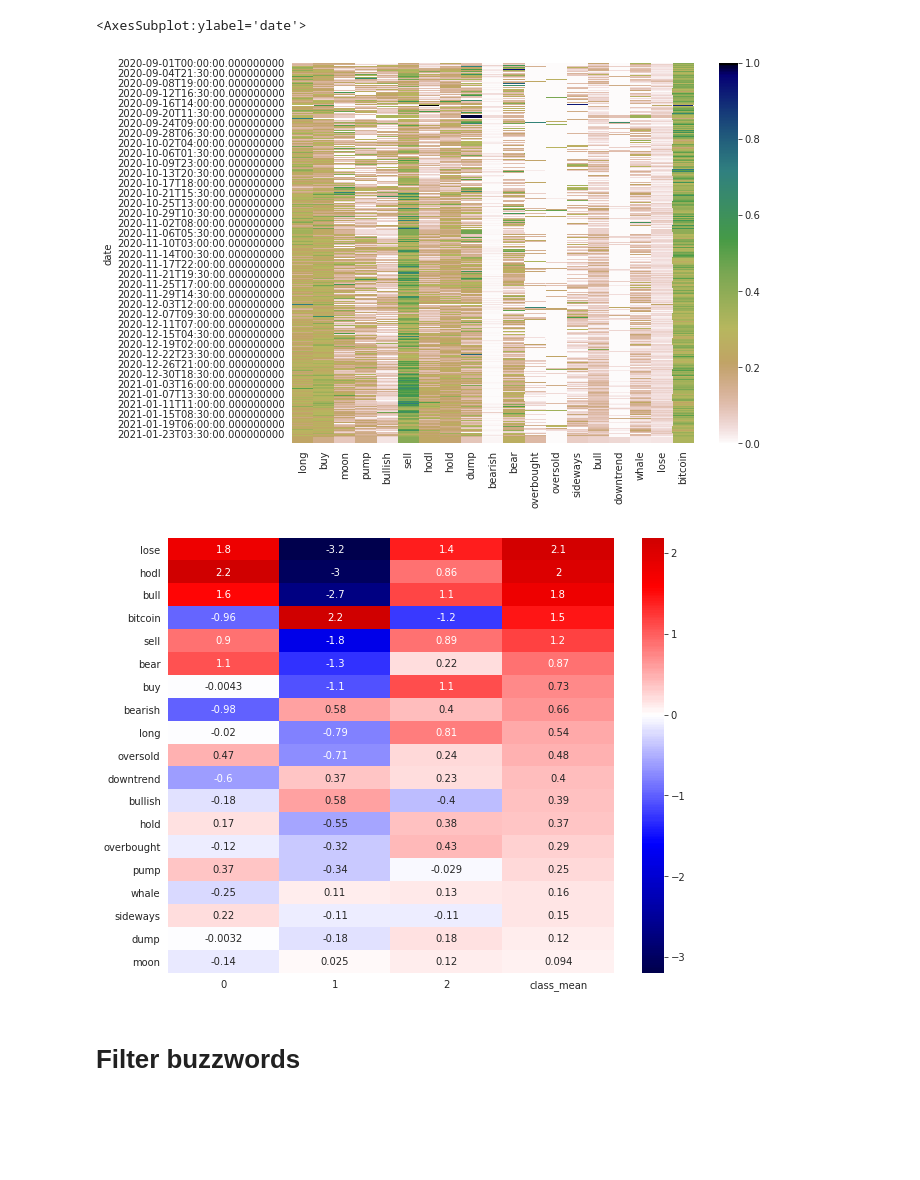
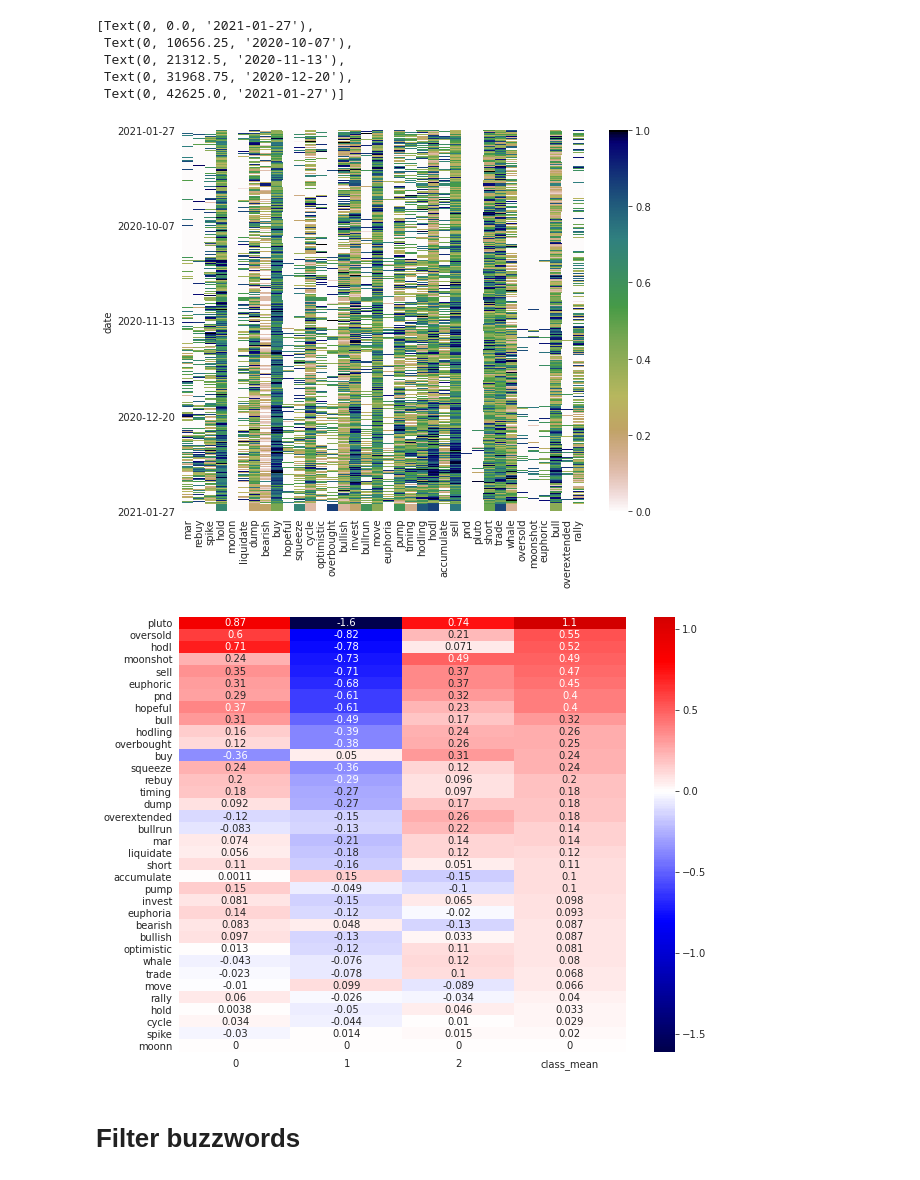
Before and after one commit to JustYeti32/reddit_btc, a Jupyter notebook: modeling/modeling.ipynb, the cells around one changed output. Cells and saved outputs as stored; diff of their text form; code cells hidden in the pictures; blank space fills up the shorter version.

```diff
--- a/modeling/modeling.ipynb
+++ b/modeling/modeling.ipynb
@@ -29,3 +28,5 @@ all_buzzwords = ["long", "buy", "moon", "pump", "bullish", "sell", "hodl", "hold
+# %%
+all_buzzwords = set(['short', 'sell', 'trade', 'invest', 'move', 'accumulate', 'moonn', 'pluto', 'mar', 'dump', 'rally', 'pnd', 'moonshot', 'spike', 'bearish', 'overbought', 'overextended', 'hopeful', 'optimistic', 'buy', 'liquidate', 'rebuy', 'hold', 'trade', 'hold', 'hodling', 'hodl', 'sell', 'buy', 'invest', 'liquidate', 'pump', 'whale', 'rally', 'pnd', 'bullish', 'overbought', 'oversold', 'euphoria', 'euphoric', 'bull', 'timing', 'squeeze', 'cycle', 'bullrun'])
 # %%
 try:
     all_tracked = pd.read_pickle("../data/cleantracked")
@@ -47,5 +43,5 @@ all_tracked_sma.sample(frac=0.1).plot(figsize=(18,5))
 # %%
-all_tracked_sma = all_tracked_sma.resample("5min").mean().dropna()
+all_tracked_sma = all_tracked_sma.resample("5min").median().dropna()
 all_tracked_sma.sample(frac=0.1).plot(figsize=(18,5))
 # %% [output]
 <AxesSubplot:xlabel='date'>
@@ -53,7 +49,7 @@ all_tracked_sma.sample(frac=0.1).plot(figsize=(18,5))
 # %%
 end_date = "2021-01-27 00:00:00"
 # %%
-all_data, label = combine_ts(ohlcv.data.label[:end_date], all_tracked_sma[:end_date])
-all_data.sample(frac=0.05).plot(figsize=(18,5))
+all_raw_data, label = combine_ts(ohlcv.data.label[:end_date], all_tracked_sma[:end_date])
+all_raw_data.sample(frac=0.05).plot(figsize=(18,5), legend=False)
 # %% [output]
 <AxesSubplot:xlabel='date'>
@@ -60,0 +57,3 @@ all_data.sample(frac=0.05).plot(figsize=(18,5))
+# %%
+mask = all_raw_data.apply(lambda x: abs(stats.zscore(x)) > 1.5)
+all_data = all_raw_data.mask(mask).interpolate().fillna(0)
@@ -63,13 +71,19 @@ all_data = pd.DataFrame(MinMaxScaler().fit_transform(all_data), index=all_data.i
 # %%
 fig, ax = plt.subplots(figsize=(9,7))
 sns.heatmap(all_data, center=0.5, ax=ax, cmap=gist_earth_r)
+ax.set_yticks(np.linspace(0, len(all_data), 5))
+ax.set_yticklabels([all_data.index[int(i)-1].strftime('%Y-%m-%d') for i in np.linspace(0, len(all_data), 5)])
 # %% [output]
-<AxesSubplot:ylabel='date'>
+[Text(0, 0.0, '2021-01-27'),
+ Text(0, 10656.25, '2020-10-07'),
+ Text(0, 21312.5, '2020-11-13'),
+ Text(0, 31968.75, '2020-12-20'),
+ Text(0, 42625.0, '2021-01-27')]
-[figure, old version]
+[figure, new version]
 # %%
 importance = linear_importance(all_data, label)
 # %% [output]
-[figure, old version]
+[figure, new version]
 # %%
 ohlcv.add_returns("1D")
 # %%
```
Also changed, not shown: parts of 20 cells of this notebook, 6 other files.
